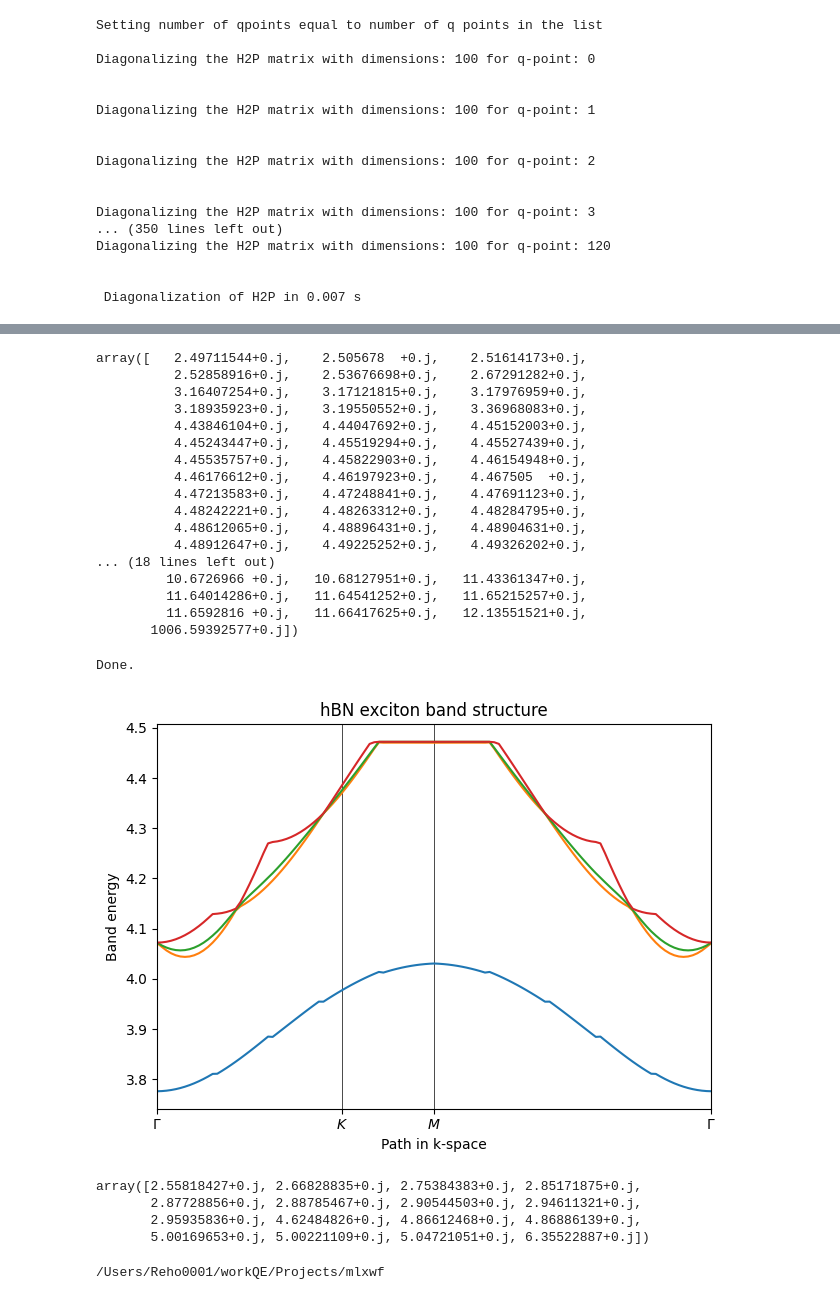
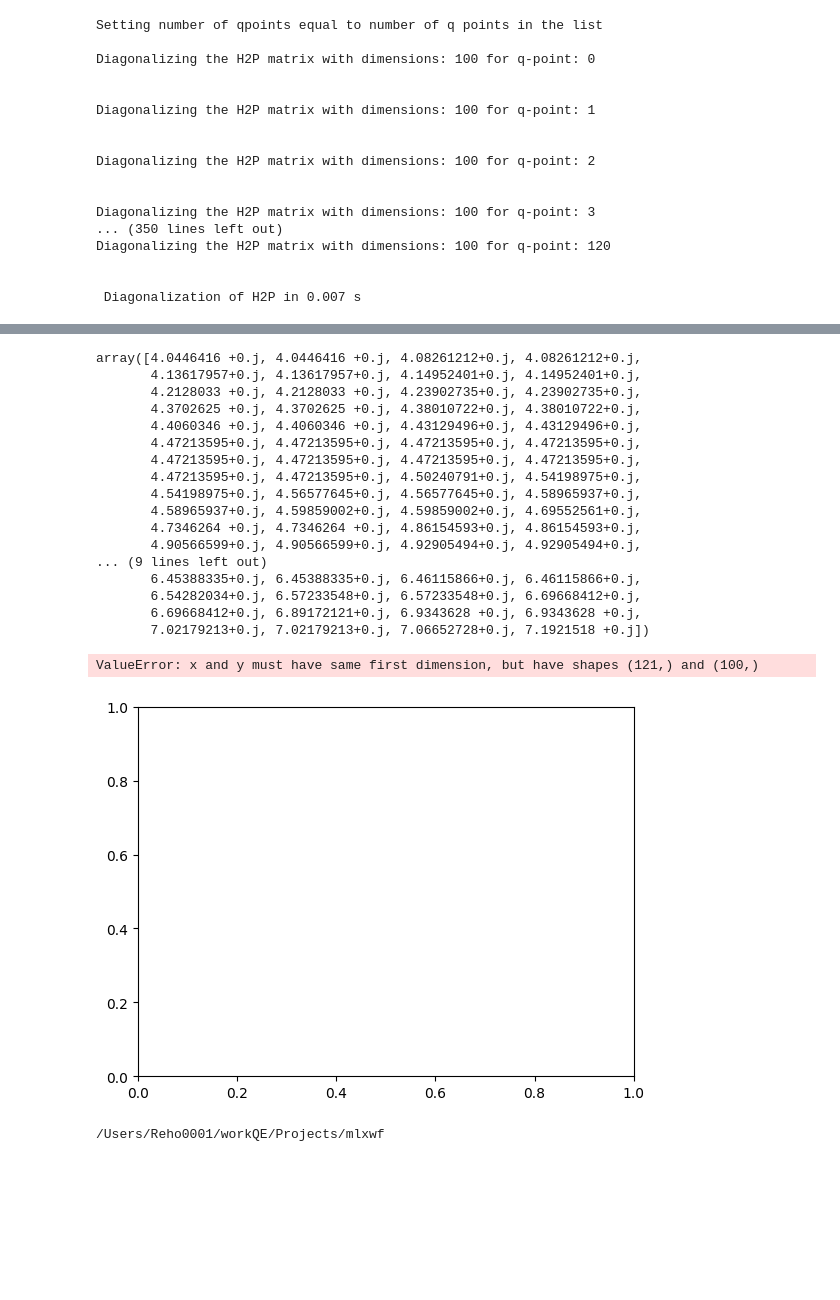
Before and after one commit to rreho/yambopy, a Jupyter notebook: wann_tests/2bands_model.ipynb, the cells around one changed output, grey strips where cells are left out. Cells and saved outputs as stored; diff of their text form; code cells hidden in the pictures; blank space fills up the shorter version.

```diff
--- a/wann_tests/2bands_model.ipynb
+++ b/wann_tests/2bands_model.ipynb
@@ -361,58 +604,30 @@ array([-2.23606798+0.j,  2.23606798+0.j])
 # %%
-h2p_tmp.h2peigv[1]
+h2p_tmp.h2peigv[5]
 # %% [output]
-array([   2.49711544+0.j,    2.505678  +0.j,    2.51614173+0.j,
-          2.52858916+0.j,    2.53676698+0.j,    2.67291282+0.j,
-          3.16407254+0.j,    3.17121815+0.j,    3.17976959+0.j,
-          3.18935923+0.j,    3.19550552+0.j,    3.36968083+0.j,
-          4.43846104+0.j,    4.44047692+0.j,    4.45152003+0.j,
-          4.45243447+0.j,    4.45519294+0.j,    4.45527439+0.j,
-          4.45535757+0.j,    4.45822903+0.j,    4.46154948+0.j,
-          4.46176612+0.j,    4.46197923+0.j,    4.467505  +0.j,
-          4.47213583+0.j,    4.47248841+0.j,    4.47691123+0.j,
-          4.48242221+0.j,    4.48263312+0.j,    4.48284795+0.j,
-          4.48612065+0.j,    4.48896431+0.j,    4.48904631+0.j,
-          4.48912647+0.j,    4.49225252+0.j,    4.49326202+0.j,
-... (18 lines left out)
-         10.6726966 +0.j,   10.68127951+0.j,   11.43361347+0.j,
-         11.64014286+0.j,   11.64541252+0.j,   11.65215257+0.j,
-         11.6592816 +0.j,   11.66417625+0.j,   12.13551521+0.j,
-       1006.59392577+0.j])
+array([4.0446416 +0.j, 4.0446416 +0.j, 4.08261212+0.j, 4.08261212+0.j,
+       4.13617957+0.j, 4.13617957+0.j, 4.14952401+0.j, 4.14952401+0.j,
+       4.2128033 +0.j, 4.2128033 +0.j, 4.23902735+0.j, 4.23902735+0.j,
+       4.3702625 +0.j, 4.3702625 +0.j, 4.38010722+0.j, 4.38010722+0.j,
+       4.4060346 +0.j, 4.4060346 +0.j, 4.43129496+0.j, 4.43129496+0.j,
+       4.47213595+0.j, 4.47213595+0.j, 4.47213595+0.j, 4.47213595+0.j,
+       4.47213595+0.j, 4.47213595+0.j, 4.47213595+0.j, 4.47213595+0.j,
+       4.47213595+0.j, 4.47213595+0.j, 4.50240791+0.j, 4.54198975+0.j,
+       4.54198975+0.j, 4.56577645+0.j, 4.56577645+0.j, 4.58965937+0.j,
+       4.58965937+0.j, 4.59859002+0.j, 4.59859002+0.j, 4.69552561+0.j,
+       4.7346264 +0.j, 4.7346264 +0.j, 4.86154593+0.j, 4.86154593+0.j,
+       4.90566599+0.j, 4.90566599+0.j, 4.92905494+0.j, 4.92905494+0.j,
+... (9 lines left out)
+       6.45388335+0.j, 6.45388335+0.j, 6.46115866+0.j, 6.46115866+0.j,
+       6.54282034+0.j, 6.57233548+0.j, 6.57233548+0.j, 6.69668412+0.j,
+       6.69668412+0.j, 6.89172121+0.j, 6.9343628 +0.j, 6.9343628 +0.j,
+       7.02179213+0.j, 7.02179213+0.j, 7.06652728+0.j, 7.1921518 +0.j])
-# %%
-fig, ax = plt.subplots()
-# specify horizontal axis details
-# set range of horizontal axis
-ax.set_xlim(k_node[0],k_node[-1])
-# put tickmarks and labels at node positions
-ax.set_xticks(k_node)
-ax.set_xticklabels(label)
-# add vertical lines at node positions
-for n in range(len(k_node)):
-  ax.axvline(x=k_node[n],linewidth=0.5, color='k')
-# put title
-ax.set_title("hBN exciton band structure")
-ax.set_xlabel("Path in k-space")
-ax.set_ylabel("Band energy")
-
-# plot first and second band
-for it in range(0,4):#h2p_tmp.h2peigv.shape[1]):
-    ax.plot(k_dist,h2p_tmp.h2peigv[:,it])
-
-# make an PDF figure of a plot
-fig.tight_layout()
-#fig.savefig("graphene.pdf")
-
-print('Done.\n')
-# %% [output]
-Done.
-[figure, removed]
-# %%
-h2p_tmp.h2peigv[0]
-# %% [output]
-array([2.55818427+0.j, 2.66828835+0.j, 2.75384383+0.j, 2.85171875+0.j,
-       2.87728856+0.j, 2.88785467+0.j, 2.90544503+0.j, 2.94611321+0.j,
-       2.95935836+0.j, 4.62484826+0.j, 4.86612468+0.j, 4.86886139+0.j,
-       5.00169653+0.j, 5.00221109+0.j, 5.04721051+0.j, 6.35522887+0.j])
+# %%
+fig,ax = plt.subplots()
+
+ax.plot(k_dist,h2p_tmp.h2peigv[0,:])
+# %% [output]
+ValueError: x and y must have same first dimension, but have shapes (121,) and (100,)
+[figure, added]
 # %%
 !pwd
 # %% [output]
```
Also changed, not shown: parts of 19 cells of this notebook, 2 other files.
